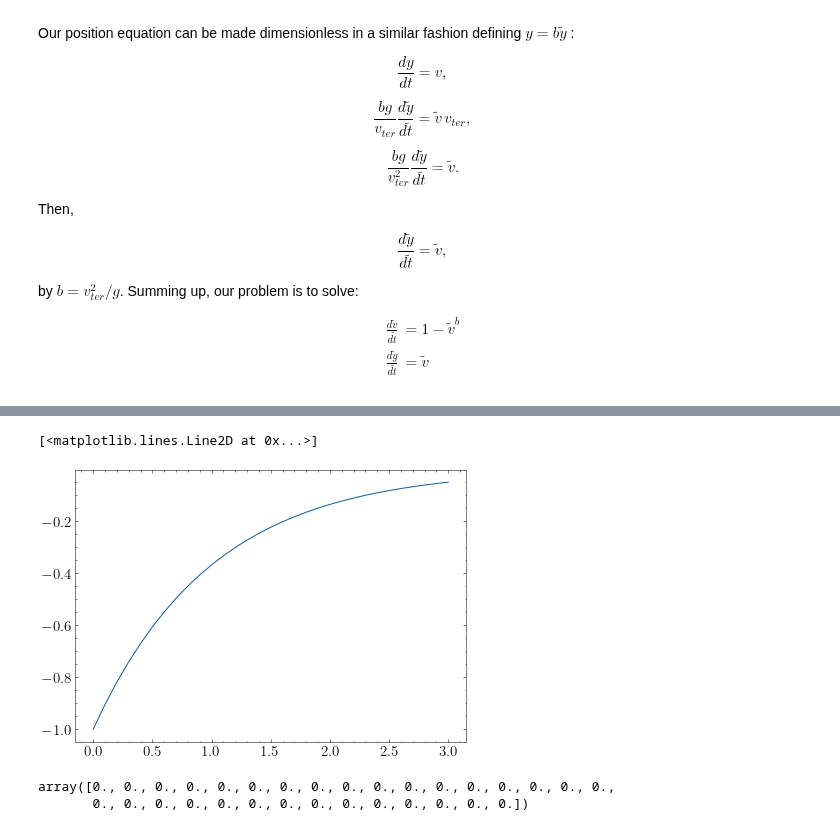
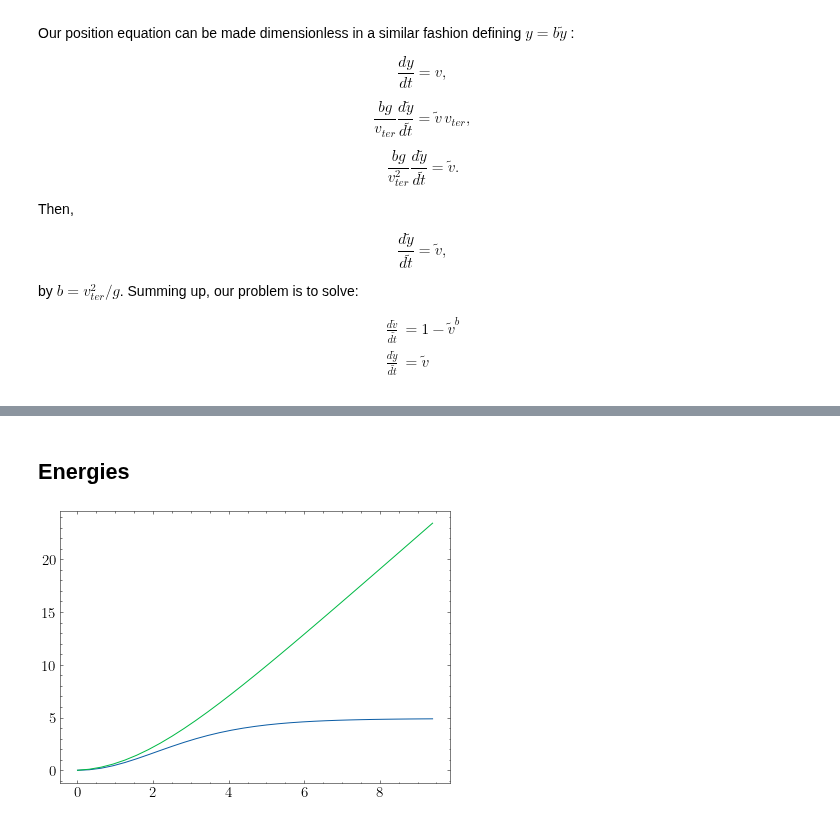
Before and after one commit to franklinzppa/fisica-computacional, a Jupyter notebook: week1.ipynb, the cells around one changed output, grey strips where cells are left out. Cells and saved outputs as stored; diff of their text form; code cells hidden in the pictures.

Commit message:
draft to energies

```diff
--- a/week1.ipynb
+++ b/week1.ipynb
@@ -345,10 +400,15 @@ plt.show()
-# %%
-plt.plot(g*t/v_ter, v_quad_exact(t, g, v_ter), label="Analytic")
-# %% [output]
-[<matplotlib.lines.Line2D at 0x...>]
-[figure, removed]
-# %%
-v_quad_exact(t, g, v_ter)
-# %% [output]
-array([0., 0., 0., 0., 0., 0., 0., 0., 0., 0., 0., 0., 0., 0., 0., 0., 0.,
-       0., 0., 0., 0., 0., 0., 0., 0., 0., 0., 0., 0., 0., 0.])
+# %% [markdown]
+## Energies
+# %%
+v_units = v*v_ter
+t_units = g*t/v_ter
+r_units = r*((v_ter**2)/g)
+
+kinetic = 0.5*m*v_units**2
+potential = m*g*r_units
+
+plt.plot(t_units, kinetic)
+plt.plot(t_units, potential)
+plt.show()
+# %% [output]
+[figure, added]
```
Also changed, not shown: parts of 6 cells of this notebook.
